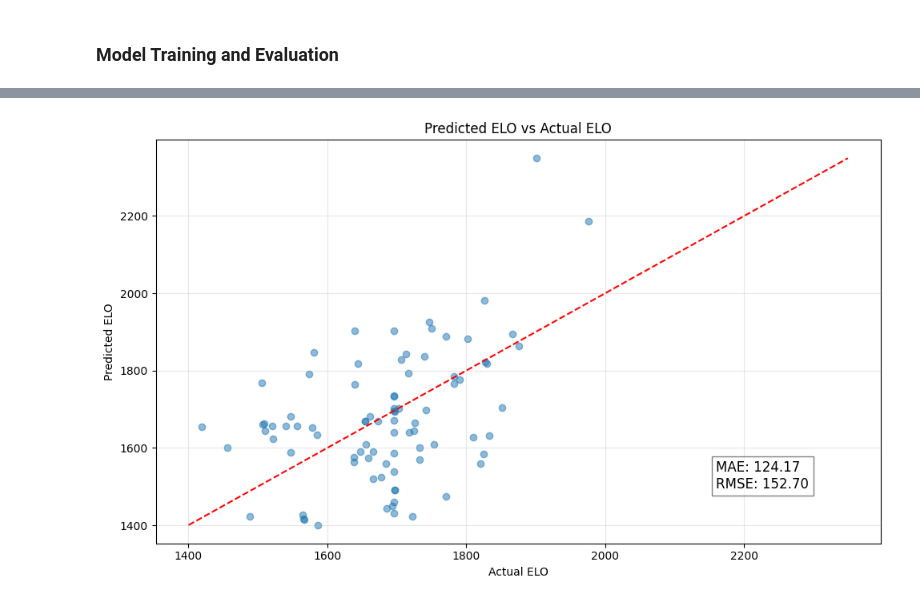
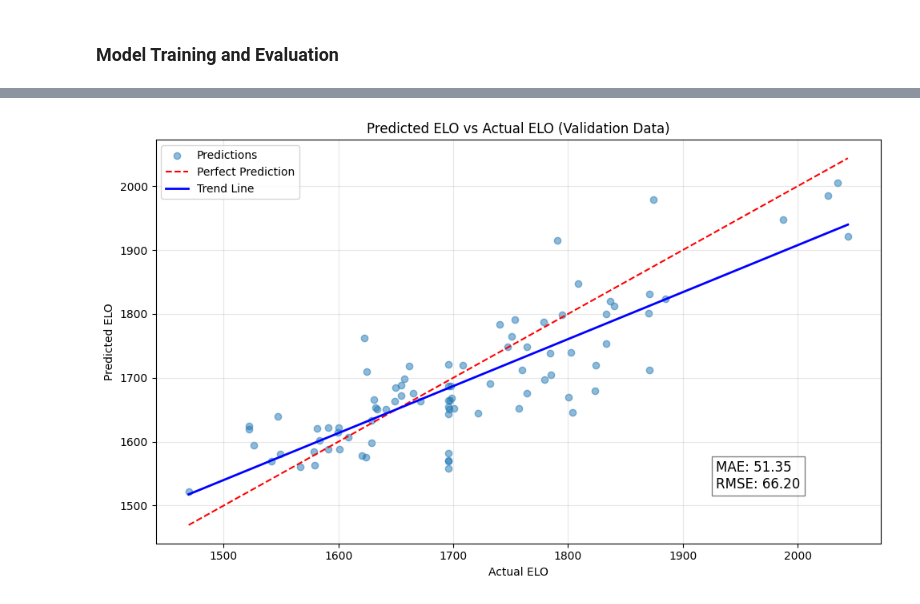
Before and after one commit to tgroot56/Expected_Elo, a Jupyter notebook: main.ipynb, the cells around one changed output, grey strips where cells are left out. Cells and saved outputs as stored; diff of their text form; code cells hidden in the pictures.

```diff
--- a/main.ipynb
+++ b/main.ipynb
@@ -89,7 +107,9 @@ print("Merged Dataset with Elo column:")
 print(merged_team_stats.head())
 
 # Save the merged dataset to a CSV file.
-merged_team_stats.to_csv("data/team_stats_with_elo.csv", index=False)
+merged_data_path = "data/feature_eng_stats_with_elo.csv"
+# "data/team_stats_with_elo.csv"
+merged_team_stats.to_csv(merged_data_path, index=False)
 # %% [output]
 ELO Ratings DataFrame:
   meta_data_team_name  season_id          Elo
@@ -120,10 +140,14 @@ importlib.reload(python.dataset)
 # Now import the function
 from python.dataset import load_and_normalize_data
 
-# Load and normalize the data
+# Load and normalize data with PCA
+# "data/team_stats_with_elo_normalized_pca.csv"
+output_path = "data/feature_eng_stats_with_elo_normalized.csv"
 normalized_data = load_and_normalize_data(
-    csv_path="data/team_stats_with_elo.csv",
-    output_path="data/team_stats_with_elo_normalized.csv"
+    csv_path=merged_data_path,
+    output_path=output_path,
+    apply_pca=False,
+    pca_components=3  # Choose appropriate number of components
 )
 
 # Display the first few rows to verify
@@ -301,8 +348,9 @@ hyperparams = {
     "learning_rate": 0.001,
     "print_every": 10,
     "best_model_path": "best_model.pth",
-    "l2_lambda": 0.01  # L2 regularization strength - adjust as needed
+    "l2_lambda": 0.001,  # L2 regularization strength - adjust as needed
+    "patience": 40
 }
 
 # Train the model
-model, training_losses, validation_losses = train_model(model, train_dataset, val_dataset, hyperparams)
+model, training_losses, validation_losses, learning_rates = train_model(model, train_dataset, val_dataset, hyperparams)
@@ -376,32 +443,33 @@ plot_training_history(training_losses, validation_losses)
 # %%
+import torch
 import matplotlib.pyplot as plt
 import numpy as np
 import pandas as pd
 
-def compare_predictions_to_actual(model, test_dataset, num_samples=10, include_plot=True):
+def compare_predictions_to_actual_val(model, val_dataset, num_samples=100, include_plot=True):
     """
-    Compare model predictions with actual target values.
+    Compare model predictions with actual target values using the validation dataset.
 
     Parameters:
-        model: The trained neural network model
-        test_dataset: Test dataset (TensorDataset)
-        num_samples: Number of examples to show
-        include_plot: Whether to include a scatter plot visualization
+        model: The trained neural network model.
+        val_dataset: Validation dataset (TensorDataset).
+        num_samples: Number of examples to display.
+        include_plot: Whether to show a scatter plot visualization.
     """
     # Set model to evaluation mode
     model.eval()
 
-    # Get all inputs and targets from the test dataset
-    X_test = test_dataset.tensors[0]
-    y_test = test_dataset.tensors[1]
+    # Get all inputs and targets from the validation dataset
+    X_val = val_dataset.tensors[0]
+    y_val = val_dataset.tensors[1]
 
-    # Get predictions for all test samples
+    # Get predictions for all validation samples
     with torch.no_grad():
-        predictions = model(X_test).squeeze()
+        predictions = model(X_val).squeeze()
 
-    # Convert to numpy for easier handling
+    # Convert to numpy arrays for easier handling
     predictions = predictions.numpy()
-    actual = y_test.squeeze().numpy()
+    actual = y_val.squeeze().numpy()
 
     # Calculate errors
     absolute_errors = np.abs(predictions - actual)
@@ -417,29 +485,36 @@ def compare_predictions_to_actual(model, test_dataset, num_samples=10, include_p
     print(f"Sample of {num_samples} predictions vs actual values:")
     print(results_df.sample(num_samples))
 
-    # Calculate and show overall metrics
+    # Calculate overall metrics
     mae = np.mean(absolute_errors)
     rmse = np.sqrt(np.mean((predictions - actual) ** 2))
     print(f"\nOverall Metrics:")
     print(f"Mean Absolute Error (MAE): {mae:.2f}")
     print(f"Root Mean Squared Error (RMSE): {rmse:.2f}")
 
-    # Create a scatter plot
     if include_plot:
         plt.figure(figsize=(10, 6))
 
-        # Scatter plot of predictions vs actual
-        plt.scatter(actual, predictions, alpha=0.5)
+        # Scatter plot of predictions vs actual values
+        plt.scatter(actual, predictions, alpha=0.5, label='Predictions')
 
         # Perfect prediction line (y=x)
         min_val = min(np.min(actual), np.min(predictions))
         max_val = max(np.max(actual), np.max(predictions))
-        plt.plot([min_val, max_val], [min_val, max_val], 'r--')
+        plt.plot([min_val, max_val], [min_val, max_val], 'r--', label='Perfect Prediction')
 
-        plt.title('Predicted ELO vs Actual ELO')
+        # Fit a regression line through the predicted points
+        coeffs = np.polyfit(actual, predictions, 1)  # Fit: y = ax+b
+        poly_eq = np.poly1d(coeffs)
+        line_x = np.linspace(min_val, max_val, 100)
+        line_y = poly_eq(line_x)
+        plt.plot(line_x, line_y, color='blue', linestyle='-', linewidth=2, label='Trend Line')
+
+        plt.title('Predicted ELO vs Actual ELO (Validation Data)')
         plt.xlabel('Actual ELO')
         plt.ylabel('Predicted ELO')
         plt.grid(True, alpha=0.3)
+        plt.legend()
 
         # Add text with metrics
         plt.text(
@@ -453,8 +528,8 @@ def compare_predictions_to_actual(model, test_dataset, num_samples=10, include_p
         plt.tight_layout()
         plt.show()
 
-# Usage:
-compare_predictions_to_actual(model, test_dataset, num_samples=15)
+# Usage example:
+compare_predictions_to_actual_val(model, val_dataset, num_samples=15)
 # %% [output]
 Sample of 15 predictions vs actual values:
      Actual ELO  Predicted ELO  Absolute Error
@@ -476 +551 @@ Root Mean Squared Error (RMSE): 152.70
-[figure, old version]
+[figure, new version]
```
Also changed, not shown: parts of 17 cells of this notebook, 9 other files.
